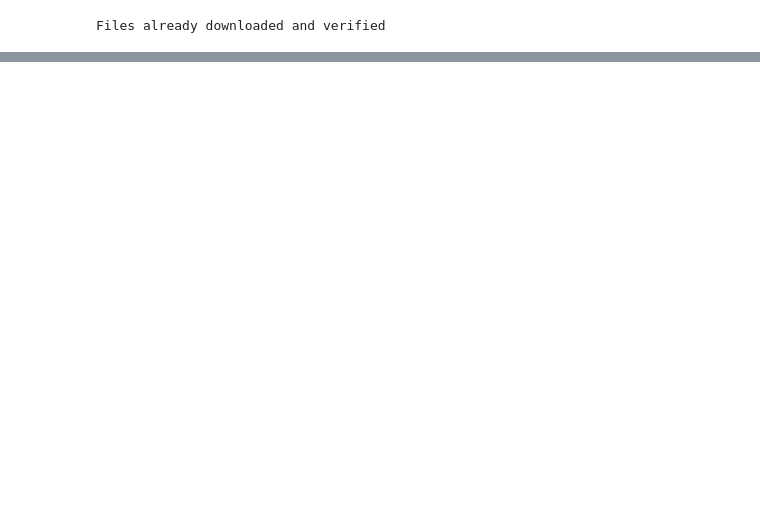
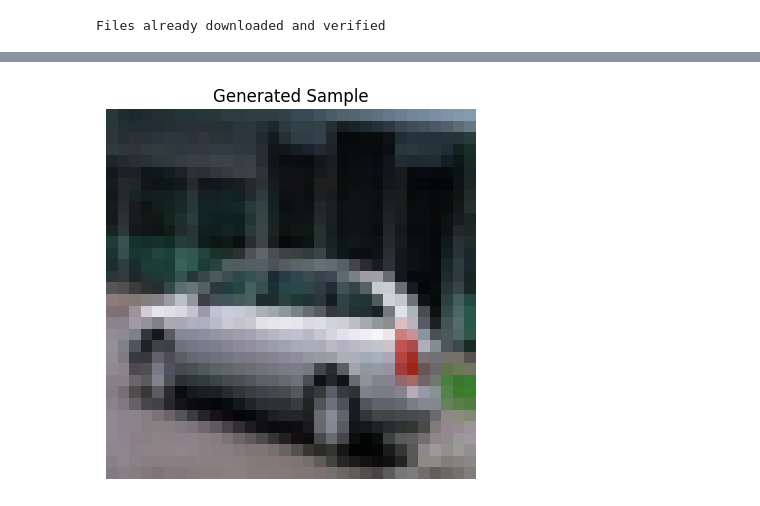
Before and after one commit to patrick-lindemann/ddpm, a Jupyter notebook: train_test_denoiser.ipynb, the cells around one changed output, grey strips where cells are left out. Drawn from its saved outputs; the diff is of its cells as text; code cells hidden in the pictures; blank space fills up the shorter version.

Commit message:
added reverse process and sampling

```diff
--- a/train_test_denoiser.ipynb
+++ b/train_test_denoiser.ipynb
@@ -360,0 +360,28 @@ torch.Size([128, 3, 32, 32])
+# %%
+num_steps = TIME_STEPS
+betas = BETAS
+alphas = 1.0 - betas
+alpha_hats = torch.cumprod(alphas, axis=0)
+# %%
+def reverse(
+         noised_images: torch.Tensor, predicted_noise: torch.Tensor, t: torch.Tensor
+    ) -> torch.Tensor:
+        """
+        Reverse the diffusion process to reconstruct the original images.
+
+        Parameters:
+        - noised_images: Tensor of noised images after the diffusion process.
+        - noise: Tensor of noise applied during the diffusion process.
+        - t: Tensor representing the time step for each image.
+
+        Returns:
+        Reconstructed images.
+        """
+        # Evaluate the gamma function at the given time step for each image
+        N = noised_images.shape[0]
+        gamma_t = alpha_hats[t].reshape(shape=[N, 1, 1, 1])
+
+        # Reverse the diffusion process
+        reconstructed_images = (noised_images - torch.sqrt(1.0 - gamma_t) * predicted_noise) / torch.sqrt(gamma_t)
+        reconstructed_images = torch.clamp(reconstructed_images, -1.0, 1.0)
+        return reconstructed_images
@@ -360,0 +438,19 @@ torch.Size([128, 3, 32, 32])
+# %%
+def generate_sample(model, num_steps=TIME_STEPS, betas=BETAS):
+    model.eval()
+    with torch.no_grad():
+        # Start from random noise
+        sample = torch.randn((1, 3, 32, 32), device=device)
+        for t in reversed(range(num_steps)):
+            t_tensor = torch.full((1,), t, dtype=torch.long, device=device)
+            predicted_noise = model(sample, t_tensor)
+            sample = reverse(sample, predicted_noise, t_tensor)
+        return sample
+
+generated_image = generate_sample(model)
+plt.imshow(undo_transform_pipelines(generated_image.squeeze()))
+plt.title("Generated Sample")
+plt.axis('off')
+plt.show()
+# %% [output]
+[figure, added]
```
Also changed, not shown: parts of 7 cells of this notebook.
